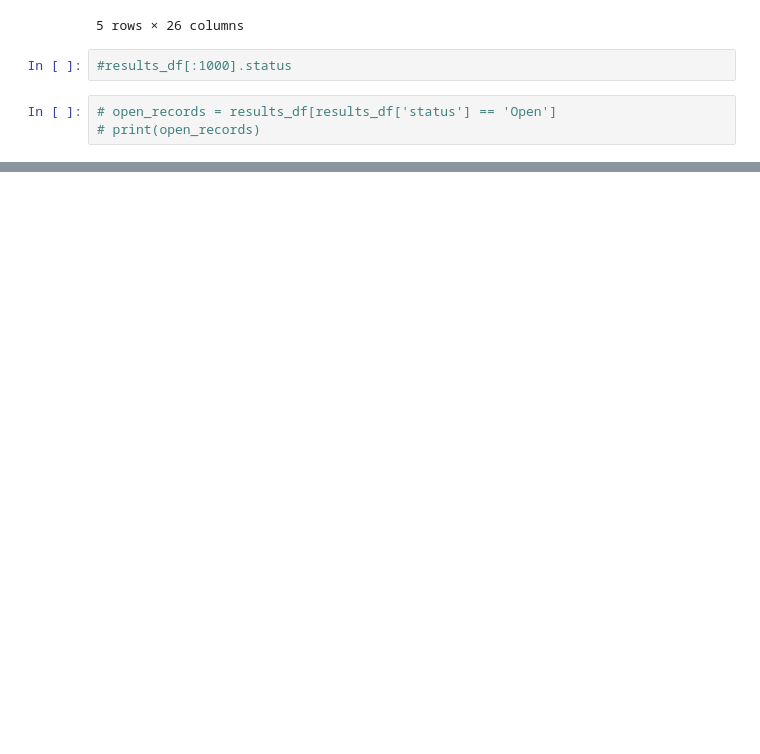
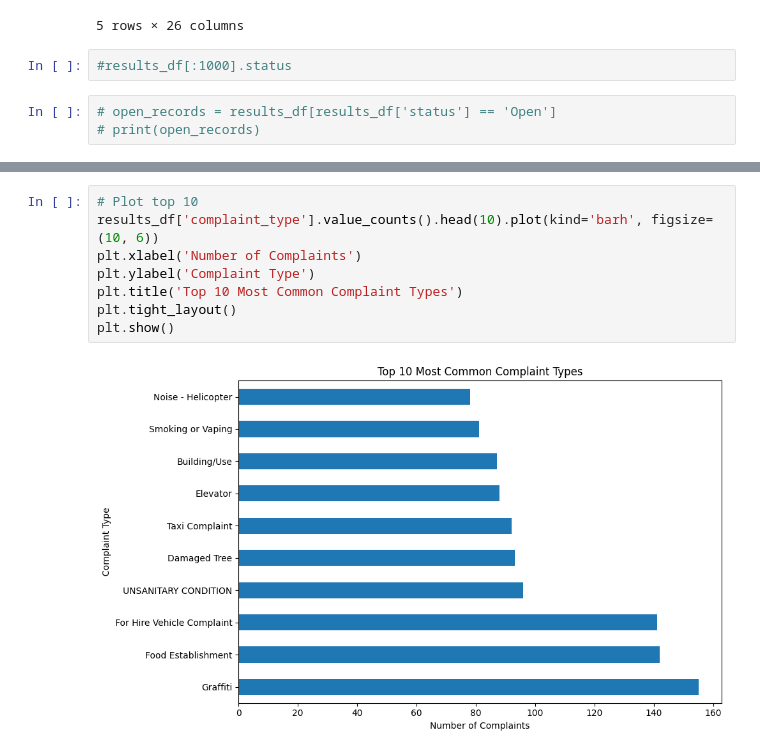
Before and after one commit to xyjiang970/311ServiceRequests, a Jupyter notebook: exploratory_analysis.ipynb, the cells around one changed output, grey strips where cells are left out. Drawn from its saved outputs; the diff is of its cells as text; blank space fills up the shorter version.

```diff
--- a/exploratory_analysis.ipynb
+++ b/exploratory_analysis.ipynb
@@ -171,0 +186,10 @@ results_df.tail()
+# %%
+# Plot top 10
+results_df['complaint_type'].value_counts().head(10).plot(kind='barh', figsize=(10, 6))
+plt.xlabel('Number of Complaints')
+plt.ylabel('Complaint Type')
+plt.title('Top 10 Most Common Complaint Types')
+plt.tight_layout()
+plt.show()
+# %% [output]
+[figure, added]
```
Also changed, not shown: parts of 4 cells of this notebook, 1 other file.
